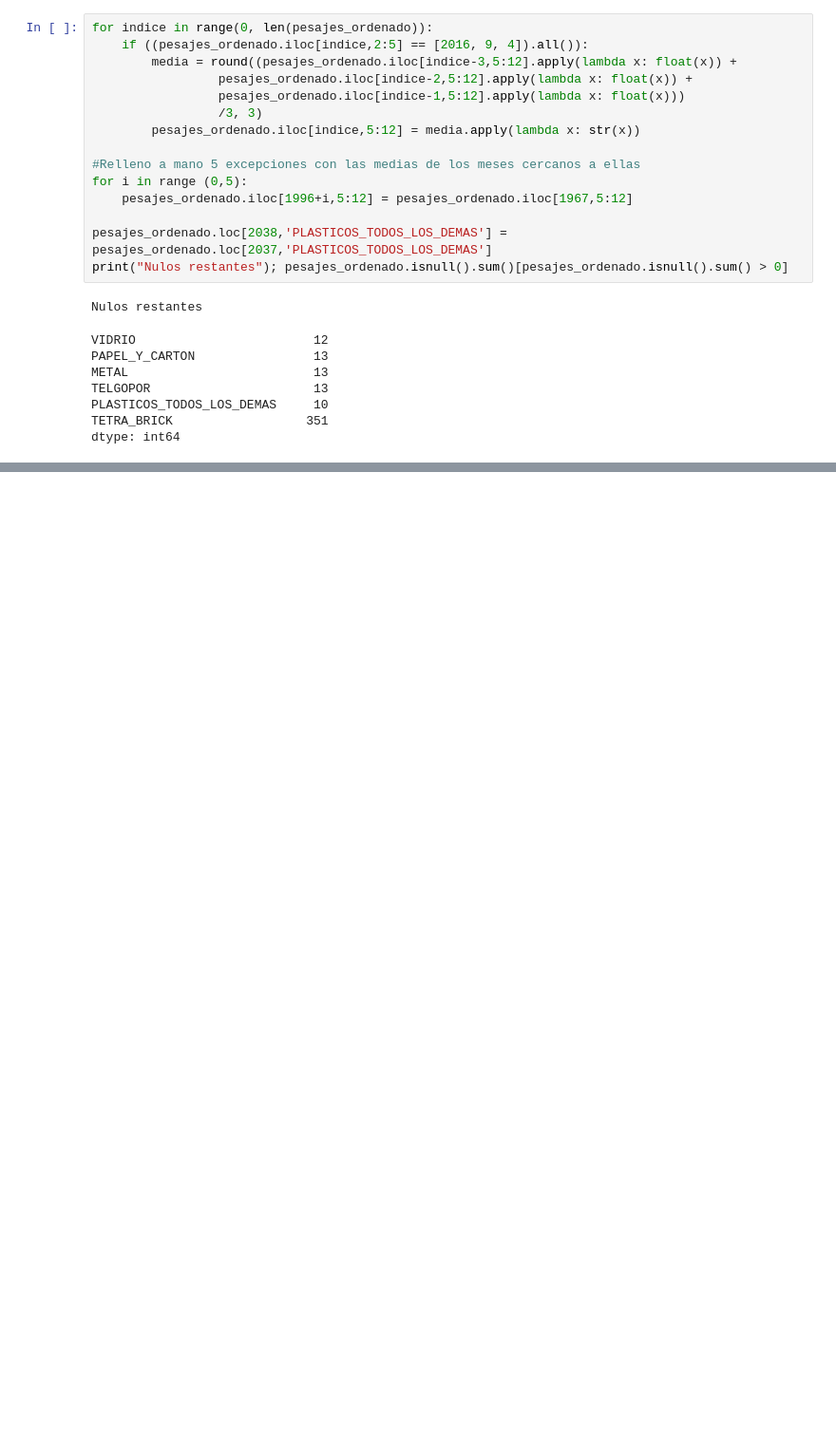
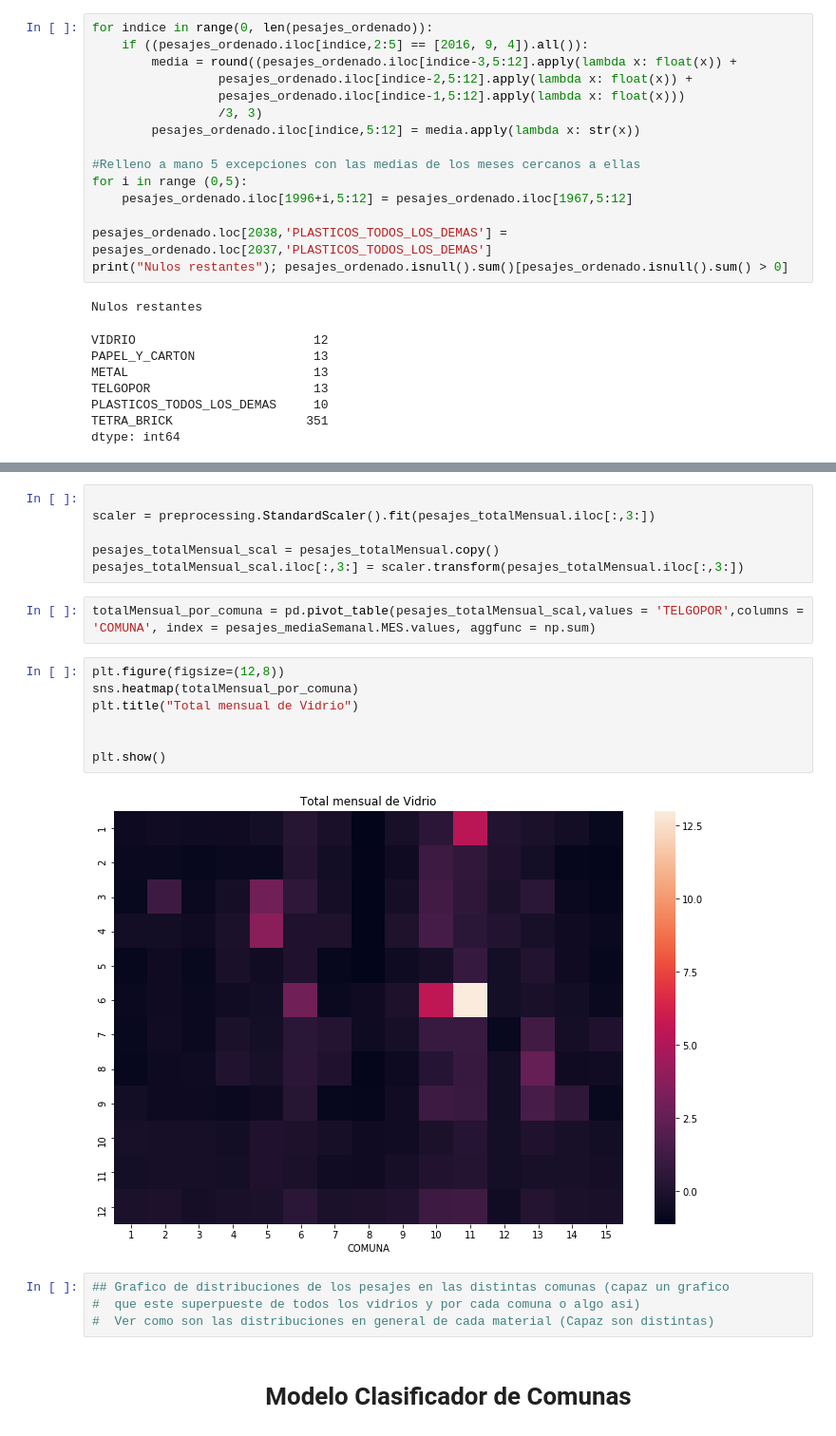
Before and after one commit to denisemartin28/reciclaje, a Jupyter notebook: TP2019.ipynb, the cells around one changed output, grey strips where cells are left out. Shown: that part at 95% size. Saved outputs shown, nothing was run; the diff lists cells and outputs as text; blank space fills up the shorter version.

```diff
--- a/TP2019.ipynb
+++ b/TP2019.ipynb
@@ -348,0 +392,23 @@ export_csv = pesajes_ordenado.to_csv(r'pesajes_nulos.csv', index = None, header=
+# %%
+
+scaler = preprocessing.StandardScaler().fit(pesajes_totalMensual.iloc[:,3:])
+
+pesajes_totalMensual_scal = pesajes_totalMensual.copy()
+pesajes_totalMensual_scal.iloc[:,3:] = scaler.transform(pesajes_totalMensual.iloc[:,3:])
+# %%
+totalMensual_por_comuna = pd.pivot_table(pesajes_totalMensual_scal,values = 'TELGOPOR',columns = 'COMUNA', index = pesajes_mediaSemanal.MES.values, aggfunc = np.sum)
+# %%
+plt.figure(figsize=(12,8))
+sns.heatmap(totalMensual_por_comuna)
+plt.title("Total mensual de Vidrio")
+
+
+plt.show()
+# %% [output]
+[figure, added]
+# %%
+## Grafico de distribuciones de los pesajes en las distintas comunas (capaz un grafico
+#  que este superpueste de todos los vidrios y por cada comuna o algo asi)
+#  Ver como son las distribuciones en general de cada material (Capaz son distintas)
+# %% [markdown]
+<h1><center>Modelo Clasificador de Comunas</center></h1>
```
Also changed, not shown: parts of 80 cells of this notebook.
